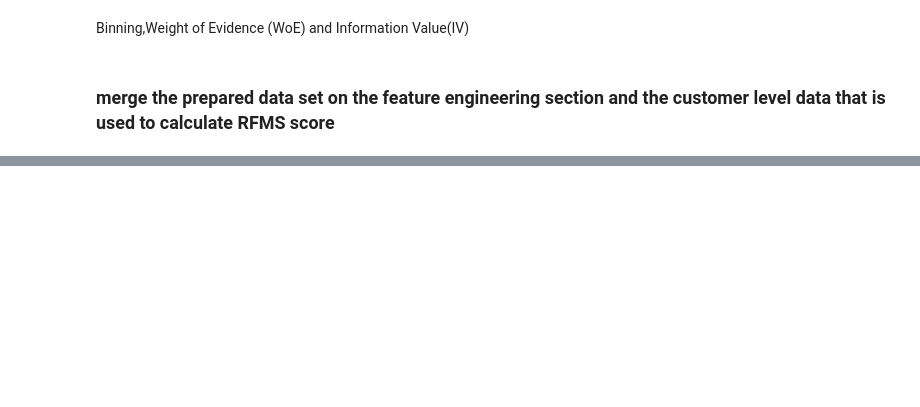
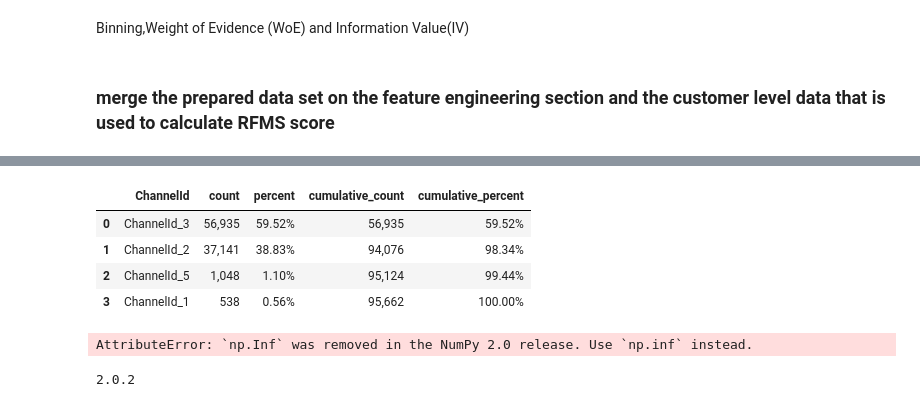
Before and after one commit to wolderufael/Credit-Scoring-Model-for-eCommerce-Platform, a Jupyter notebook: notebook/default_estimator.ipynb, the cells around one changed output, grey strips where cells are left out. Saved outputs shown, nothing was run; the diff lists cells and outputs as text; code cells hidden in the pictures; blank space fills up the shorter version.

```diff
--- a/notebook/default_estimator.ipynb
+++ b/notebook/default_estimator.ipynb
@@ -73,0 +90,14 @@ Binning,Weight of Evidence (WoE) and Information Value(IV)
+# %%
+import numpy as np
+import pandas as pd
+import sidetable
+import matplotlib.pyplot as plt
+%matplotlib inline
+import seaborn as sns
+merged_data.stb.freq(['ChannelId'], style = True)
+# %% [output]
+|  | ChannelId | count | percent | cumulative_count | cumulative_percent |
+| 0 | ChannelId_3 | 56,935 | 59.52% | 56,935 | 59.52% |
+| 1 | ChannelId_2 | 37,141 | 38.83% | 94,076 | 98.34% |
+| 2 | ChannelId_5 | 1,048 | 1.10% | 95,124 | 99.44% |
+| 3 | ChannelId_1 | 538 | 0.56% | 95,662 | 100.00% |
@@ -73,0 +111,22 @@ Binning,Weight of Evidence (WoE) and Information Value(IV)
+# %%
+categorical_columns = ['ProviderId', 'ProductId', 'ProductCategory', 'ChannelId', 'PricingStrategy']
+var = train.drop(['RiskLabel', 'ProviderId', 'ProductId', 'ProductCategory', 'ChannelId', 'PricingStrategy'], axis = 1).columns
+y_var = train['RiskLabel']
+
+def woe_num(x, y):
+  bin_object = Binning(y, n_threshold = 50, y_threshold = 10, p_threshold = 0.35, sign=False)
+  global breaks
+  breaks = {}
+  for i in x:
+    bin_object.fit(train[[y, i]])
+    breaks[i] = (bin_object.bins[1:-1].tolist())
+  return breaks
+
+woe_num(var, 'RiskLabel')
+# %% [output]
+AttributeError: `np.Inf` was removed in the NumPy 2.0 release. Use `np.inf` instead.
+# %%
+import numpy as np
+print(np.__version__)
+# %% [output]
+2.0.2
```
Also changed, not shown: parts of 13 cells of this notebook, 2 other files.
